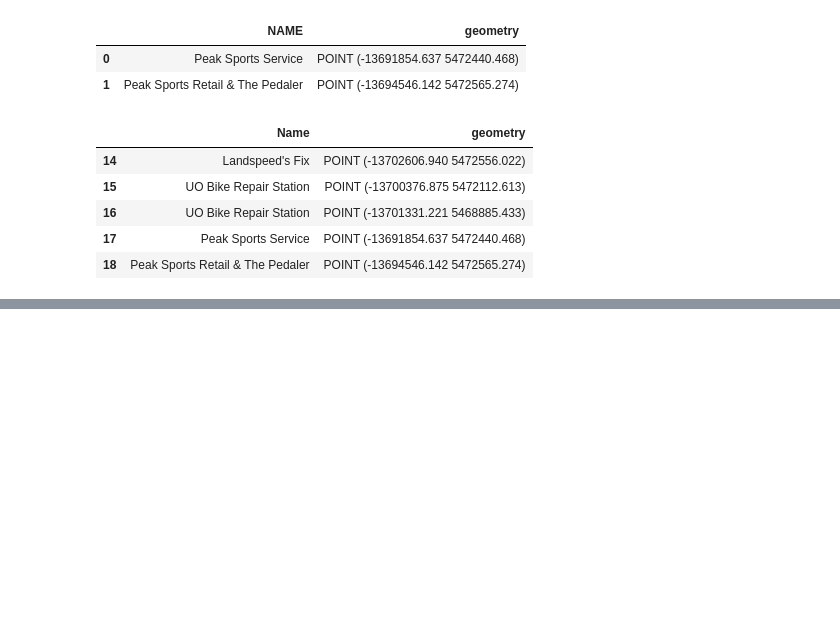
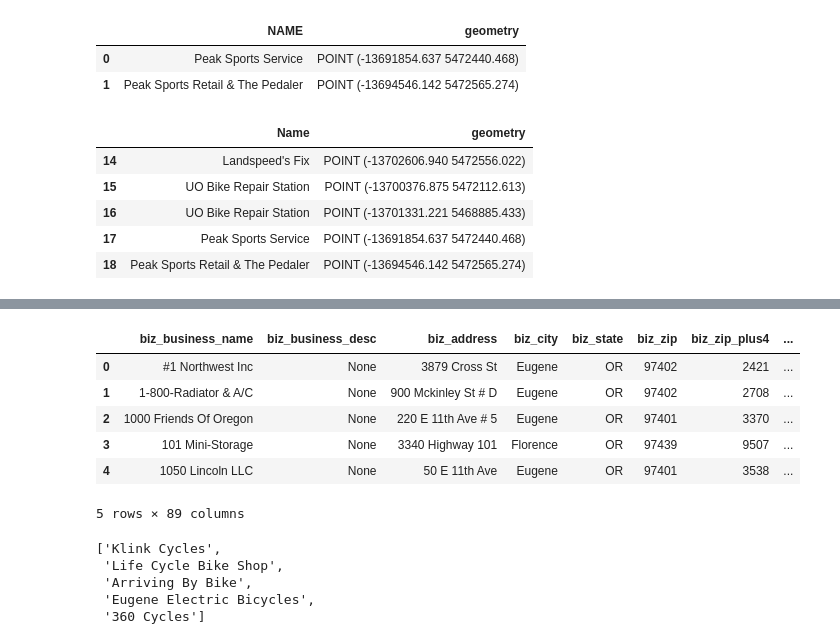
Before and after one commit to dongmeic/BikeCounting, a Jupyter notebook: BikeMap/BikeShops.ipynb, the cells around one changed output, grey strips where cells are left out. Drawn from its saved outputs; the diff is of its cells as text; code cells hidden in the pictures; blank space fills up the shorter version.

Commit message:
review bike stores

```diff
--- a/BikeMap/BikeShops.ipynb
+++ b/BikeMap/BikeShops.ipynb
@@ -152,0 +183,18 @@ bikeshops.to_file(os.path.join(r"T:\DCProjects\StoryMap\BikeCounting\BikeMap", "
+# %%
+business.head()
+# %% [output]
+|  | biz_business_name | biz_business_desc | biz_address | biz_city | biz_state | biz_zip | biz_zip_plus4 | ... |
+| 0 | #1 Northwest Inc | None | 3879 Cross St | Eugene | OR | 97402 | 2421 | ... |
+| 1 | 1-800-Radiator & A/C | None | 900 Mckinley St # D | Eugene | OR | 97402 | 2708 | ... |
+| 2 | 1000 Friends Of Oregon | None | 220 E 11th Ave # 5 | Eugene | OR | 97401 | 3370 | ... |
+| 3 | 101 Mini-Storage | None | 3340 Highway 101 | Florence | OR | 97439 | 9507 | ... |
+| 4 | 1050 Lincoln LLC | None | 50 E 11th Ave | Eugene | OR | 97401 | 3538 | ... |
+5 rows × 89 columns
+# %%
+[name for name in bikeshops.name.values if name in business.biz_business_name.values]
+# %% [output]
+['Klink Cycles',
+ 'Life Cycle Bike Shop',
+ 'Arriving By Bike',
+ 'Eugene Electric Bicycles',
+ '360 Cycles']
```
Also changed, not shown: parts of 4 cells of this notebook, 1 other file.
